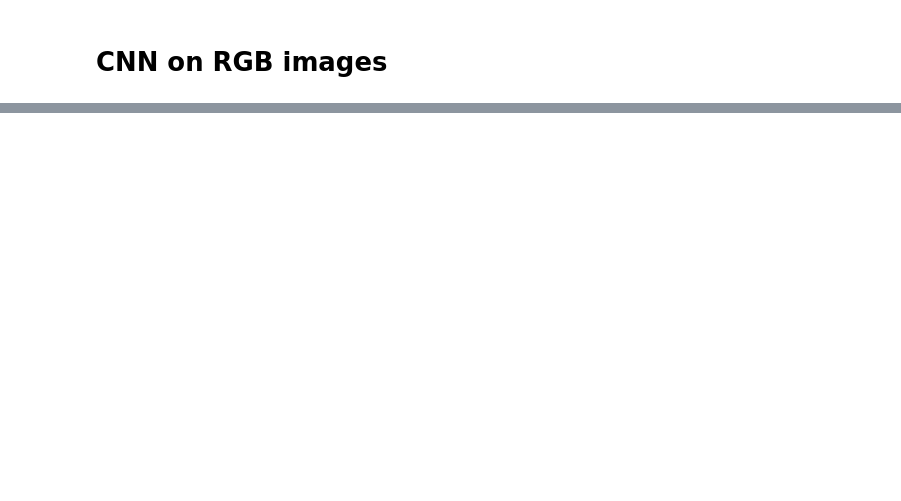
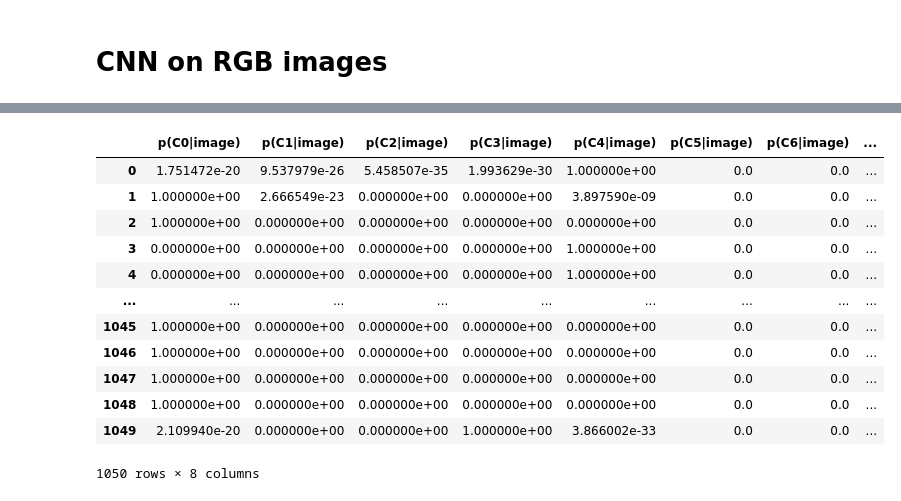
Before and after one commit to AHollierDS/ParcoursDS_Projet6, a Jupyter notebook: P6_03-CNN_classification.ipynb, the cells around one changed output, grey strips where cells are left out. Cells and saved outputs as stored; diff of their text form; code cells hidden in the pictures; blank space fills up the shorter version.

Commit message:
Model export

```diff
--- a/P6_03-CNN_classification.ipynb
+++ b/P6_03-CNN_classification.ipynb
@@ -245,0 +249,23 @@ plt.show()
+# %%
+# Creating a DataFrame containing probabilities to belong to a given category given an image
+y_glob_rgb = new_model.predict(img_collec_rgb)
+
+df_pred_img = pd.DataFrame(y_glob_rgb,
+                           columns = ['p(C{}|image)'.format(x) for x in range(7)])
+
+df_pred_img['img_prediction'] = y_glob_rgb.argmax(axis=1)
+df_pred_img
+# %% [output]
+|  | p(C0|image) | p(C1|image) | p(C2|image) | p(C3|image) | p(C4|image) | p(C5|image) | p(C6|image) | ... |
+| 0 | 1.751472e-20 | 9.537979e-26 | 5.458507e-35 | 1.993629e-30 | 1.000000e+00 | 0.0 | 0.0 | ... |
+| 1 | 1.000000e+00 | 2.666549e-23 | 0.000000e+00 | 0.000000e+00 | 3.897590e-09 | 0.0 | 0.0 | ... |
+| 2 | 1.000000e+00 | 0.000000e+00 | 0.000000e+00 | 0.000000e+00 | 0.000000e+00 | 0.0 | 0.0 | ... |
+| 3 | 0.000000e+00 | 0.000000e+00 | 0.000000e+00 | 0.000000e+00 | 1.000000e+00 | 0.0 | 0.0 | ... |
+| 4 | 0.000000e+00 | 0.000000e+00 | 0.000000e+00 | 0.000000e+00 | 1.000000e+00 | 0.0 | 0.0 | ... |
+| ... | ... | ... | ... | ... | ... | ... | ... | ... |
+| 1045 | 1.000000e+00 | 0.000000e+00 | 0.000000e+00 | 0.000000e+00 | 0.000000e+00 | 0.0 | 0.0 | ... |
+| 1046 | 1.000000e+00 | 0.000000e+00 | 0.000000e+00 | 0.000000e+00 | 0.000000e+00 | 0.0 | 0.0 | ... |
+| 1047 | 1.000000e+00 | 0.000000e+00 | 0.000000e+00 | 0.000000e+00 | 0.000000e+00 | 0.0 | 0.0 | ... |
+| 1048 | 1.000000e+00 | 0.000000e+00 | 0.000000e+00 | 0.000000e+00 | 0.000000e+00 | 0.0 | 0.0 | ... |
+| 1049 | 2.109940e-20 | 0.000000e+00 | 0.000000e+00 | 1.000000e+00 | 3.866002e-33 | 0.0 | 0.0 | ... |
+1050 rows × 8 columns
```
Also changed, not shown: parts of 9 cells of this notebook.
